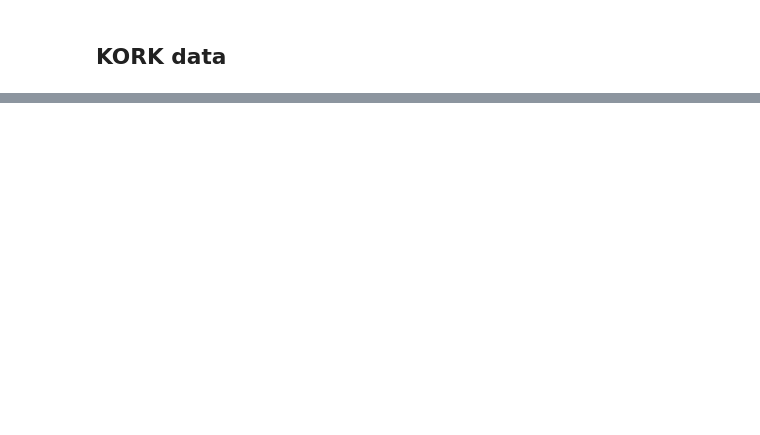
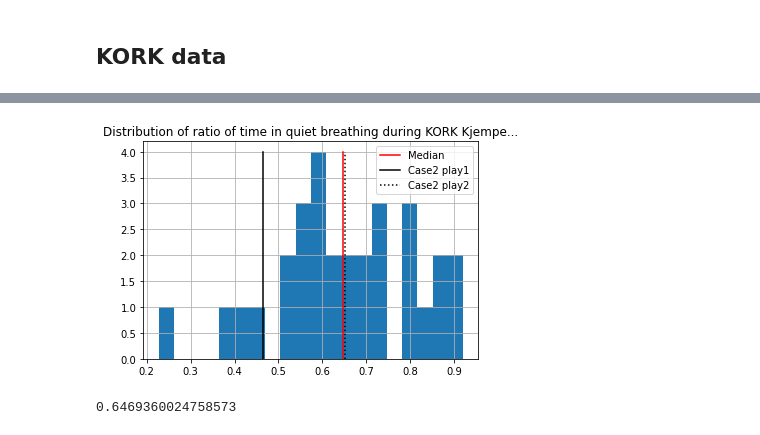
Before and after one commit to finn42/Exploratory_Listening_Phys, a Jupyter notebook: CaseStudy2_KORK.ipynb, the cells around one changed output, grey strips where cells are left out. Drawn from its saved outputs; the diff is of its cells as text; code cells hidden in the pictures; blank space fills up the shorter version.

```diff
--- a/CaseStudy2_KORK.ipynb
+++ b/CaseStudy2_KORK.ipynb
@@ -136,0 +94,4 @@ array([ 0,  1,  2,  3,  4,  5,  6,  7,  8,  9, 10, 11, 12, 13, 14, 15, 16,
+# %%
+# audio file locations in
+data_loc = './data/'
+mydpi = 196
@@ -191,0 +330,16 @@ dict_keys(['AU815_Saev1', 'AU815_Saev2', 'VN101_Saev1'])
+# %%
+files = os.listdir('../KORK/Signals/Sae/')
+ratios = pd.Series()
+for file in files:
+    if 'EQRESP' in file:
+        if 'AU8' in file:
+            partID = file.split('_')[2]
+            playN = file[6]
+            V = pd.read_csv('../KORK/Signals/Sae/'+file)
+            V.set_index('p_sTime',inplace=True)
+            Breaths = rp2.breath_cycles(rp2.EQ_Inspiration_Extract(V['Breathing']),V['Breathing'])
+            Insp_seq = quickcarresp(Breaths)
+            Qratio = Insp_seq.query('Categories=="Quiet"').loc[:,'Period_T'].sum()/Insp_seq.loc[:,'Period_T'].sum()
+            print([file,Qratio])
+            ratios[partID+playN]=Qratio
+ratios
@@ -191,0 +381,12 @@ dict_keys(['AU815_Saev1', 'AU815_Saev2', 'VN101_Saev1'])
+# %%
+ratios.hist(bins=20)
+plt.plot([ratios.median(),ratios.median()],[0,4],'r',label='Median')
+plt.plot([ratios['AU8151'],ratios['AU8151']],[0,4],'k',label='Case2 play1')
+plt.plot([ratios['AU8152'],ratios['AU8152']],[0,4],':k',label='Case2 play2')
+plt.title('Distribution of ratio of time in quiet breathing during KORK Kjempe...')
+plt.legend()
+plt.show()
+ratios.median()
+# %% [output]
+[figure, added]
+0.6469360024758573
```
Also changed, not shown: parts of 34 cells of this notebook, 11 other files.
